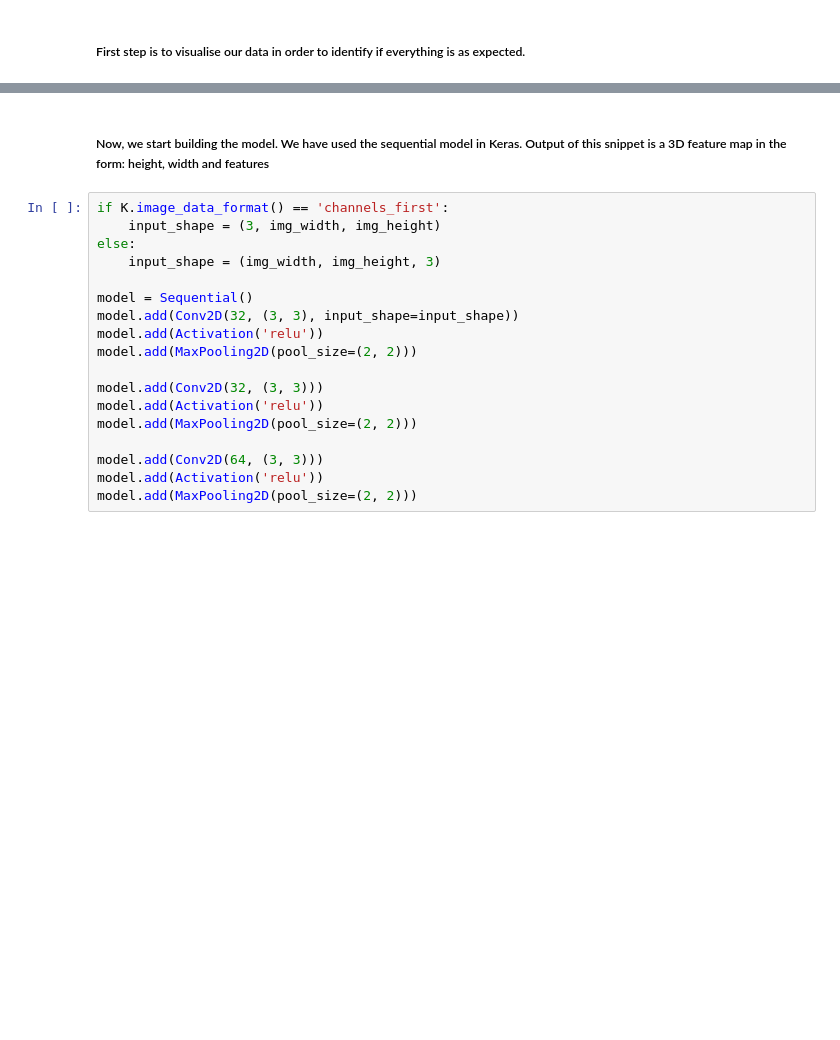
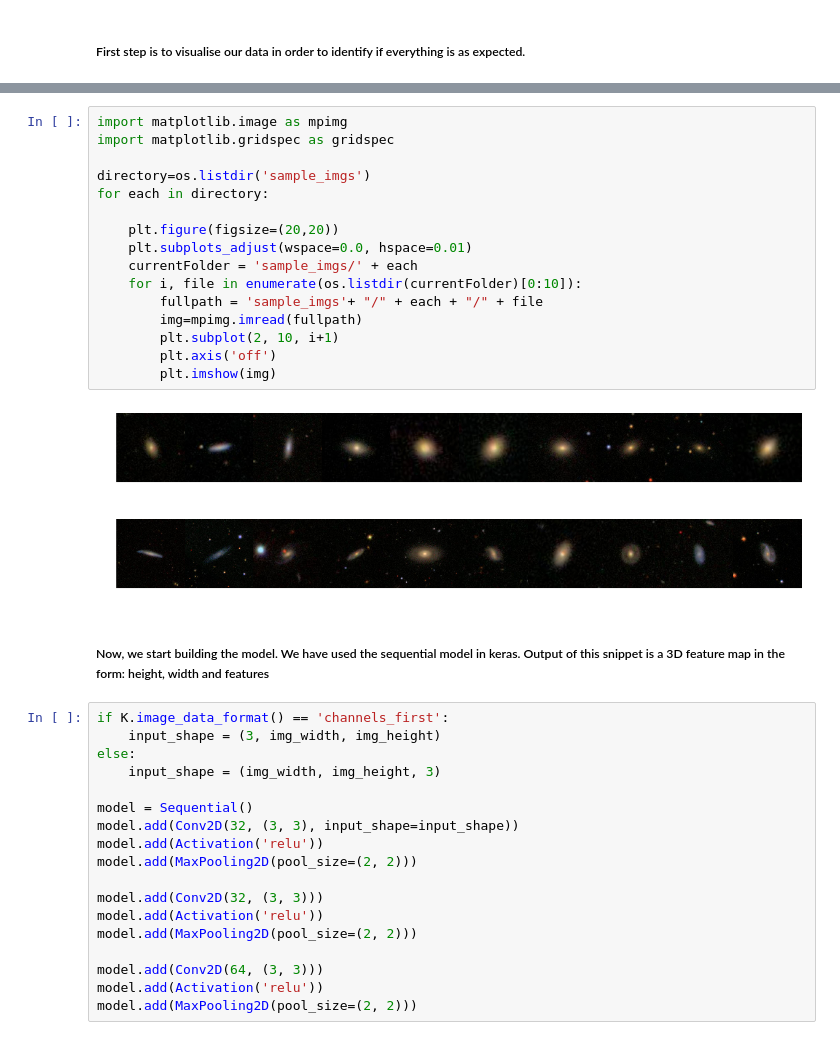
Before and after one commit to ayushimandlik/cnn_galaxy_zoo, a Jupyter notebook: CNN_galaxy_zoo.ipynb, the cells around one changed output, grey strips where cells are left out. Drawn from its saved outputs; the diff is of its cells as text; blank space fills up the shorter version.

Commit message:
Edited code to render image in github

```diff
--- a/CNN_galaxy_zoo.ipynb
+++ b/CNN_galaxy_zoo.ipynb
@@ -48,5 +40,24 @@ display(HTML(imagesList))
+# %%
+import matplotlib.image as mpimg
+import matplotlib.gridspec as gridspec
+
+directory=os.listdir('sample_imgs')
+for each in directory:
+
+    plt.figure(figsize=(20,20))
+    plt.subplots_adjust(wspace=0.0, hspace=0.01)
+    currentFolder = 'sample_imgs/' + each
+    for i, file in enumerate(os.listdir(currentFolder)[0:10]):
+        fullpath = 'sample_imgs'+ "/" + each + "/" + file
+        img=mpimg.imread(fullpath)
+        plt.subplot(2, 10, i+1)
+        plt.axis('off')
+        plt.imshow(img)
+# %% [output]
+[figure, added]
+[figure, added]
 # %% [markdown]
-##### Now, we start building the model. We have used the sequential model in Keras. Output of this snippet is a 3D feature map in the form: height, width and features
+##### Now, we start building the model. We have used the sequential model in keras. Output of this snippet is a 3D feature map in the form: height, width and features
 # %%
 if K.image_data_format() == 'channels_first':
     input_shape = (3, img_width, img_height)
```
Also changed, not shown: parts of 1 cell of this notebook, 40 other files.
